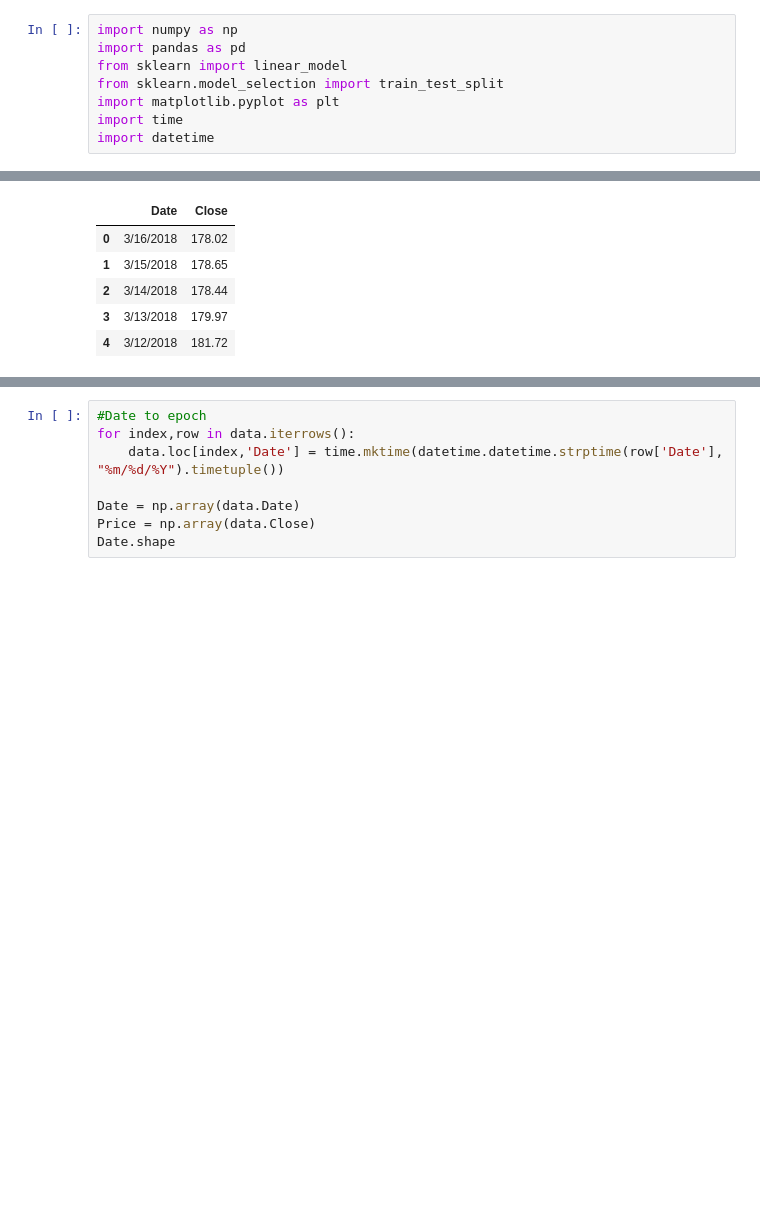
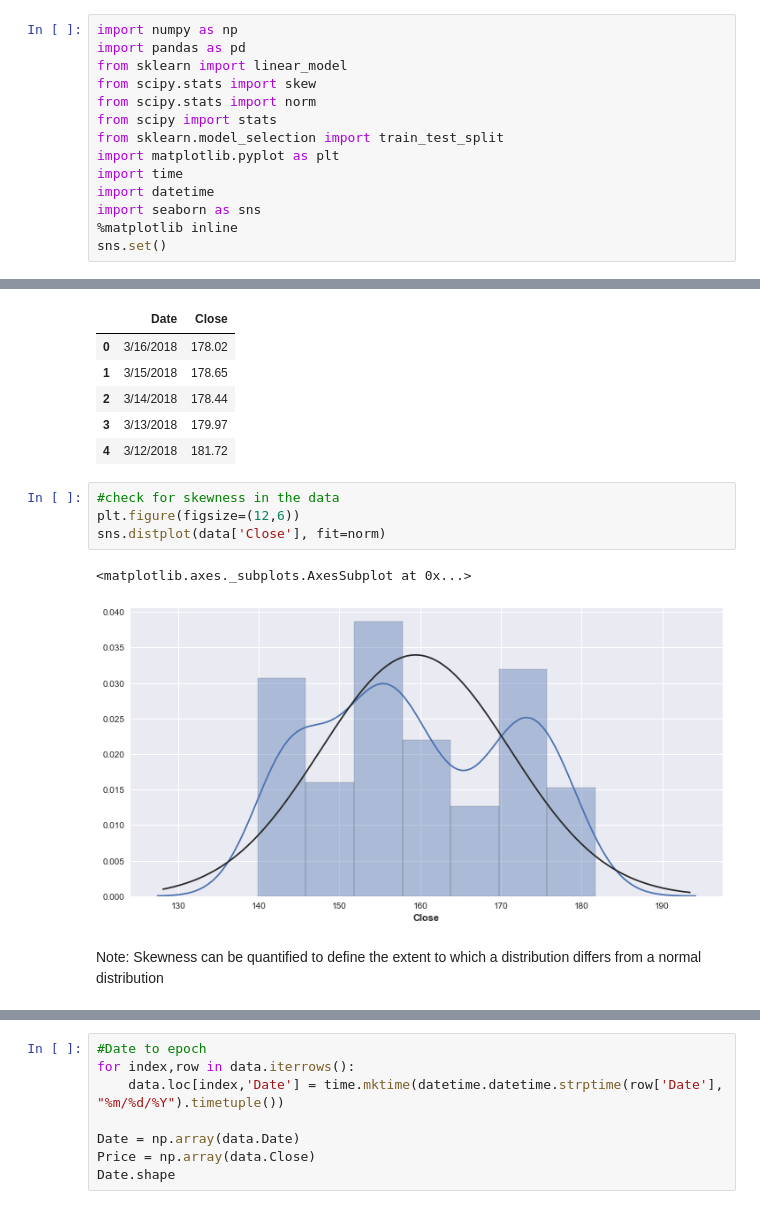
Before and after one commit to Ruthwik/StockPrediction, a Jupyter notebook: Code/Stock Price Prediction using Linear Regression.ipynb, the cells around one changed output, grey strips where cells are left out. Drawn from its saved outputs; the diff is of its cells as text; blank space fills up the shorter version.

Commit message:
Checked for skewness

```diff
--- a/Code/Stock Price Prediction using Linear Regression.ipynb
+++ b/Code/Stock Price Prediction using Linear Regression.ipynb
@@ -2,10 +2,16 @@
 import numpy as np
 import pandas as pd
 from sklearn import linear_model
+from scipy.stats import skew
+from scipy.stats import norm
+from scipy import stats
 from sklearn.model_selection import train_test_split
 import matplotlib.pyplot as plt
 import time
 import datetime
+import seaborn as sns
+%matplotlib inline
+sns.set()
 # %%
 # Import data
 data = pd.read_csv('StockDataSet.csv', usecols=["Date", "Close"])
@@ -17,3 +23,12 @@ data.head()
 | 2 | 3/14/2018 | 178.44 |
 | 3 | 3/13/2018 | 179.97 |
 | 4 | 3/12/2018 | 181.72 |
+# %%
+#check for skewness in the data
+plt.figure(figsize=(12,6))
+sns.distplot(data['Close'], fit=norm)
+# %% [output]
+<matplotlib.axes._subplots.AxesSubplot at 0x...>
+[figure, added]
+# %% [markdown]
+Note: Skewness can be quantified to define the extent to which a distribution differs from a normal distribution
```
Also changed, not shown: parts of 1 cell of this notebook.
